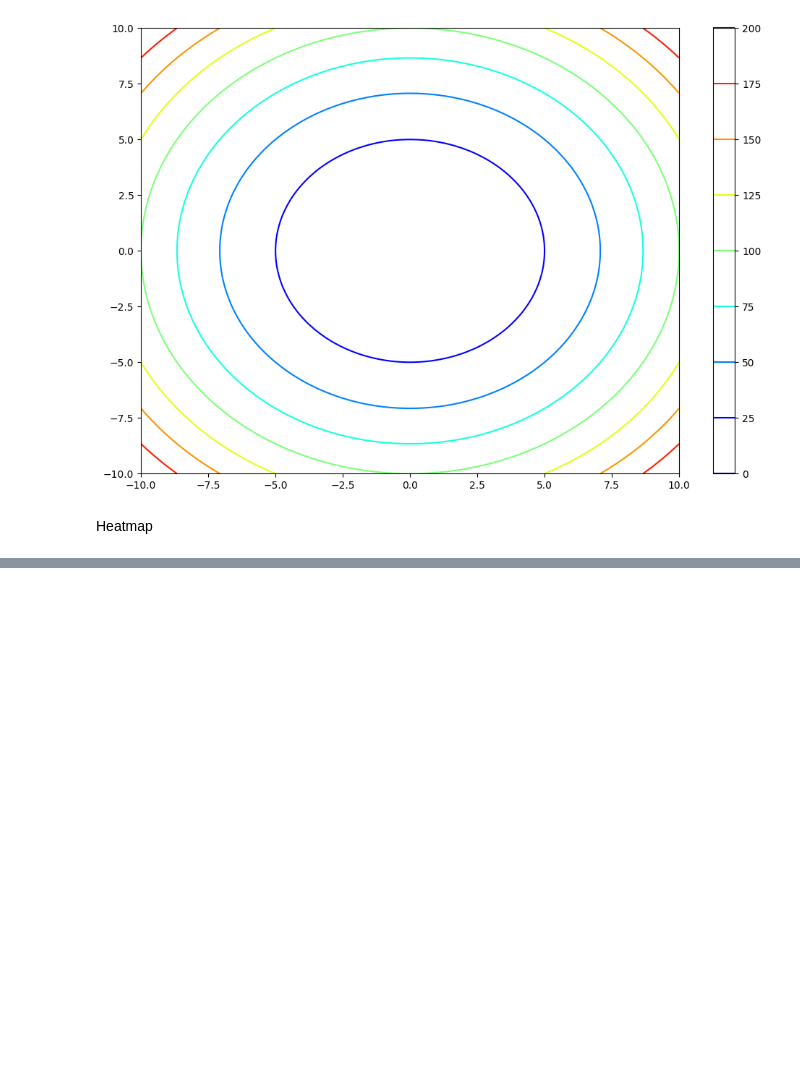
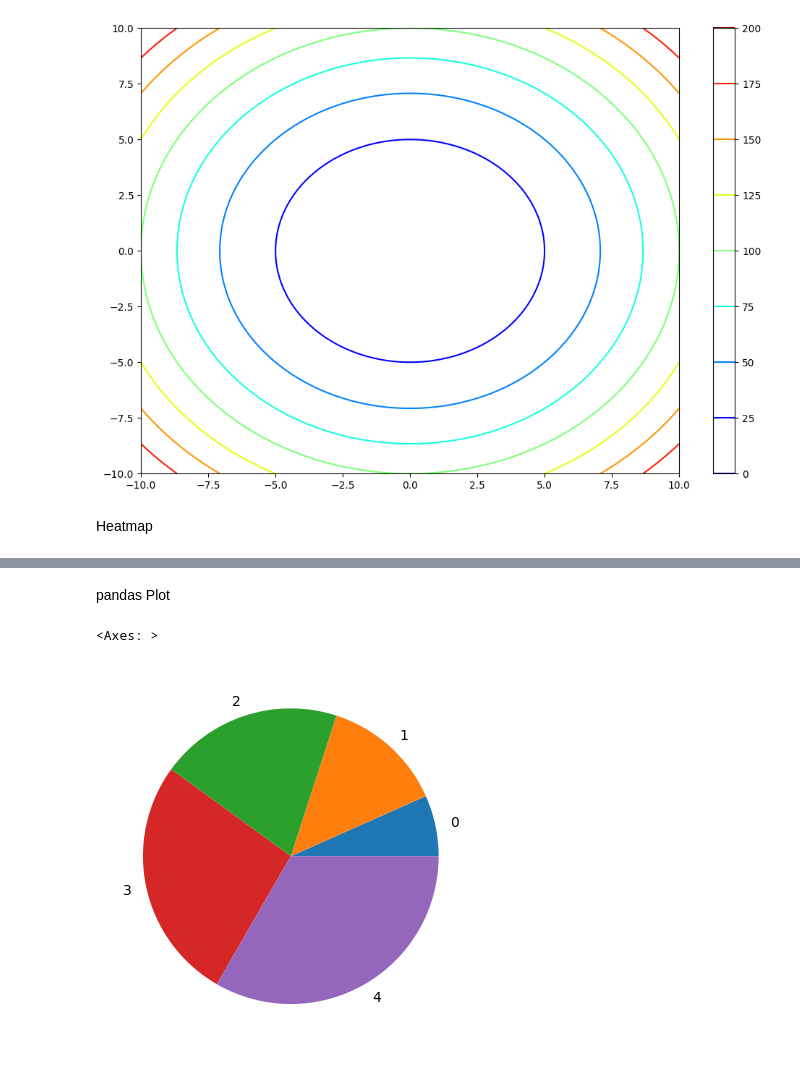
Before and after one commit to Prathambiradr12345/Machine-_learning, a Jupyter notebook: AdvancedMatplotlib.ipynb, the cells around one changed output, grey strips where cells are left out. Drawn from its saved outputs; the diff is of its cells as text; code cells hidden in the pictures; blank space fills up the shorter version.

```diff
--- a/AdvancedMatplotlib.ipynb
+++ b/AdvancedMatplotlib.ipynb
@@ -319,0 +320,10 @@ plt.colorbar()
+# %% [markdown]
+pandas Plot
+# %%
+import pandas as pd
+import matplotlib.pyplot as plt
+s=pd.Series([1,2,3,4,5])
+s.plot(kind='pie')
+# %% [output]
+<Axes: >
+[figure, added]
```
Also changed, not shown: parts of 20 cells of this notebook.
